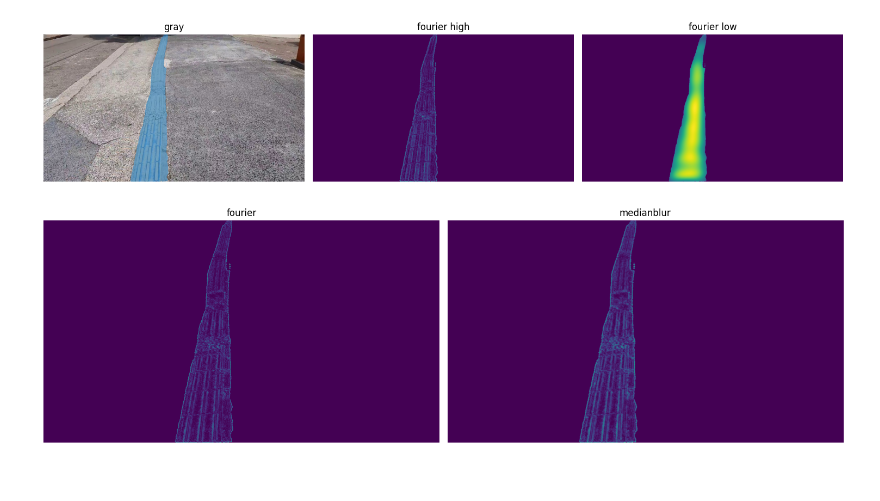
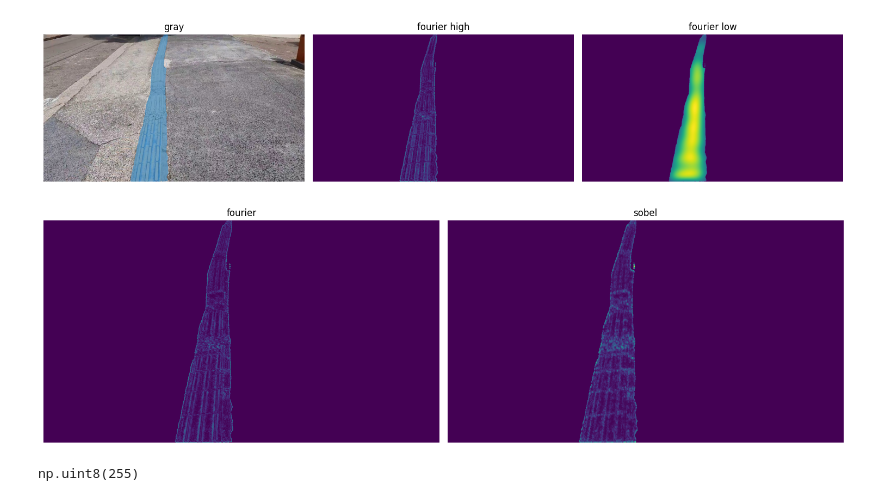
Before and after one commit to suayder/JBCS-saliency-methods, a Jupyter notebook: tactile_fault_detection.ipynb, the cells around one changed output. Drawn from its saved outputs; the diff is of its cells as text; code cells hidden in the pictures.

```diff
--- a/tactile_fault_detection.ipynb
+++ b/tactile_fault_detection.ipynb
@@ -165,8 +165,80 @@ show_steps({'gray': overlaped_mask(image, mask),
 # %% [output]
 [figure]
 # %%
-fourier = (high_pass_filter(image*mask[..., None], 100)*mask[...]).astype(np.uint8)
+def apply_sobel_horizontal(image):
+    if len(image.shape) == 3:  # Convert to grayscale if the image is in color
+        image = cv2.cvtColor(image, cv2.COLOR_BGR2GRAY)
+
+    sobel_x = cv2.Sobel(image, cv2.CV_64F, dx=1, dy=0, ksize=3)  # Horizontal edges
+    sobel_x = cv2.convertScaleAbs(sobel_x)  # Convert back to uint8
+
+    return sobel_x
+
+def apply_scharr_horizontal(image):
+
+    if len(image.shape) == 3:  # Convert to grayscale if the image is in color
+        image = cv2.cvtColor(image, cv2.COLOR_BGR2GRAY)
+
+    scharr_x = cv2.Scharr(image, cv2.CV_64F, dx=1, dy=0)
+    scharr_x = cv2.convertScaleAbs(scharr_x)  # Convert back to uint8
+
+    return scharr_x
+
+def apply_prewitt_horizontal(image):
+
+    if len(image.shape) == 3:
+        image = cv2.cvtColor(image, cv2.COLOR_BGR2GRAY)
+
+    # Prewitt kernels
+    prewitt_x = np.array([[1, 0, -1],
+                           [1, 0, -1],
+                           [1, 0, -1]], dtype=np.float32)
+
+    horizontal_edges = cv2.filter2D(image, cv2.CV_64F, prewitt_x)
+    horizontal_edges = cv2.convertScaleAbs(horizontal_edges)
+    return horizontal_edges
+
+def apply_canny(image, low_threshold=50, high_threshold=150):
+
+    if len(image.shape) == 3:
+        image = cv2.cvtColor(image, cv2.COLOR_BGR2GRAY)
+
+    edges = cv2.Canny(image, low_threshold, high_threshold)
+    return edges
+
+
+def apply_morph_gradient_horizontal(image, kernel_size=5):
+
+    if len(image.shape) == 3:
+        image = cv2.cvtColor(image, cv2.COLOR_BGR2GRAY)
+
+    # Horizontal kernel
+    kernel = np.ones((kernel_size, 1), np.uint8)
+
+    # Morphological gradient (dilation - erosion)
+    morph_gradient = cv2.morphologyEx(image, cv2.MORPH_GRADIENT, kernel)
+
+    return morph_gradient
+
+def apply_top_hat_horizontal(image, kernel_size=15):
+
+    if len(image.shape) == 3:
+        image = cv2.cvtColor(image, cv2.COLOR_BGR2GRAY)
+
+    # Horizontal kernel
+    kernel = np.ones((kernel_size, 1), np.uint8)
+
+    # Top-hat transformation
+    top_hat = cv2.morphologyEx(image, cv2.MORPH_TOPHAT, kernel)
+
+    return top_hat
+
+# fourier = (high_pass_filter(image*mask[..., None], 100)*mask[...]).astype(np.uint8)
 show_steps({'fourier': fourier,
-           'gaussianblur': cv2.GaussianBlur(fourier, (7,7), 0.8)})
+           'sobel': apply_morph_gradient_horizontal(fourier)})
 # %% [output]
-[figure, old version]
+[figure, new version]
+# %%
+(255-fourier).max()
+# %% [output]
+np.uint8(255)
```
Also changed, not shown: 2 other files.
